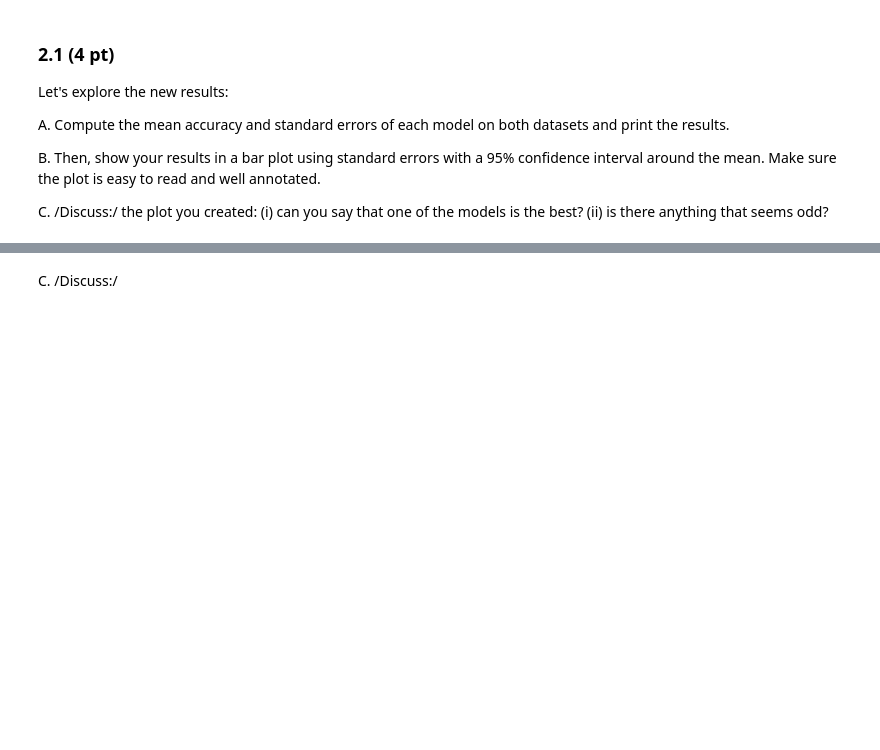
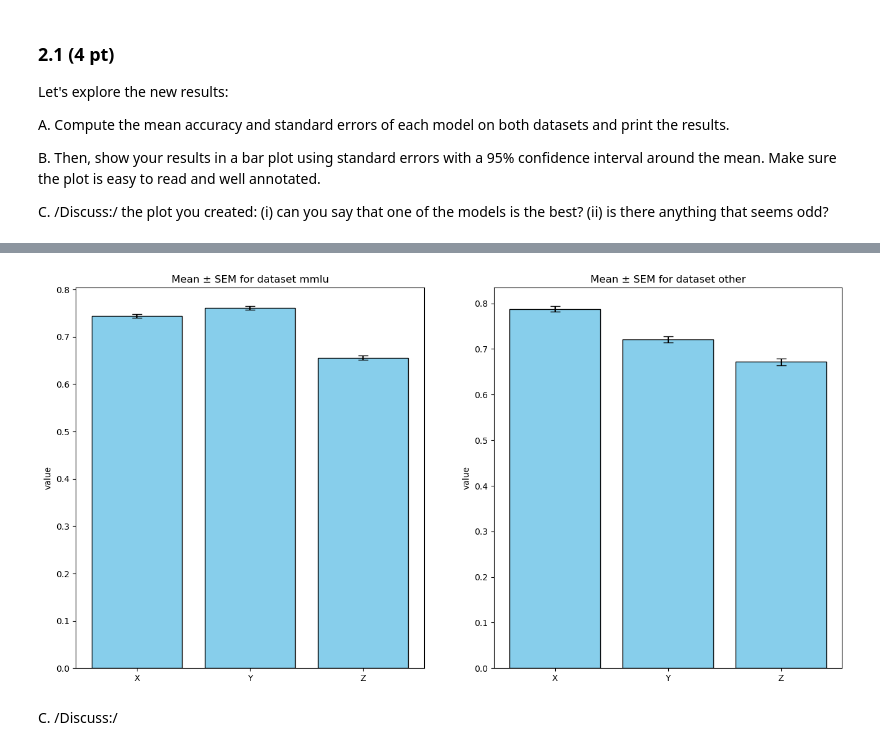
Before and after one commit to MauroPello/EPFL-ADA, a Jupyter notebook: Homework/01_PROJECT_NEUTRALITY/analysis.ipynb, the cells around one changed output, grey strips where cells are left out. Saved outputs shown, nothing was run; the diff lists cells and outputs as text; code cells hidden in the pictures; blank space fills up the shorter version.

```diff
--- a/Homework/01_PROJECT_NEUTRALITY/analysis.ipynb
+++ b/Homework/01_PROJECT_NEUTRALITY/analysis.ipynb
@@ -206,3 +339,10 @@ B. Then, show your results in a bar plot using standard errors with a 95% confid
 C. /Discuss:/ the plot you created: (i) can you say that one of the models is the best? (ii) is there anything that seems odd?
 # %%
 # A
+
+df_mmlu['dataset'] = 'mmlu'
+df_other['dataset'] = 'other'
+df = pd.concat([df_mmlu, df_other]).reset_index()
+
+scores = df.groupby(["model_name", "dataset"])["correct"].agg(["mean", "sem"]).reset_index()
+scores
@@ -209,5 +357,15 @@ C. /Discuss:/ the plot you created: (i) can you say that one of the models is th
 # %%
 # B
+
+fig, ax = plt.subplots(1, 2, figsize=(16, 8))
+for i, dataset in enumerate(scores["dataset"].unique()):
+    dataset_scores = scores[scores["dataset"] == dataset]
+    ax[i].bar(dataset_scores["model_name"], dataset_scores["mean"], yerr=dataset_scores["sem"], capsize=6, color='skyblue', edgecolor='k')
+    ax[i].set_ylabel('value')
+    ax[i].set_title(f'Mean ± SEM for dataset {dataset}')
+plt.show()
+# %% [output]
+[figure, added]
 # %% [markdown]
 C. /Discuss:/
 # %% [markdown]
```
Also changed, not shown: parts of 13 cells of this notebook, 1 other file.
